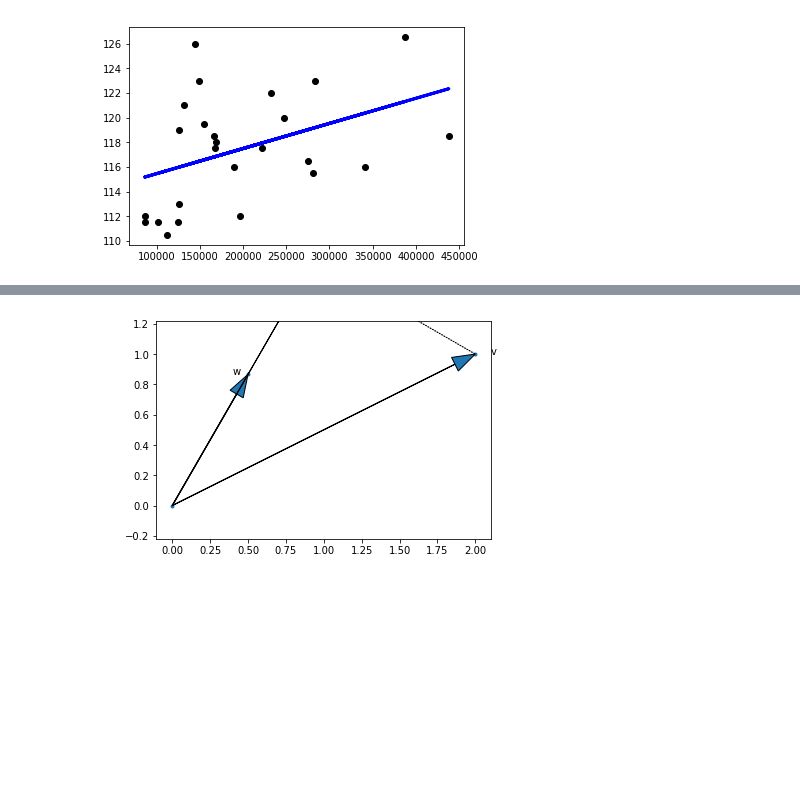
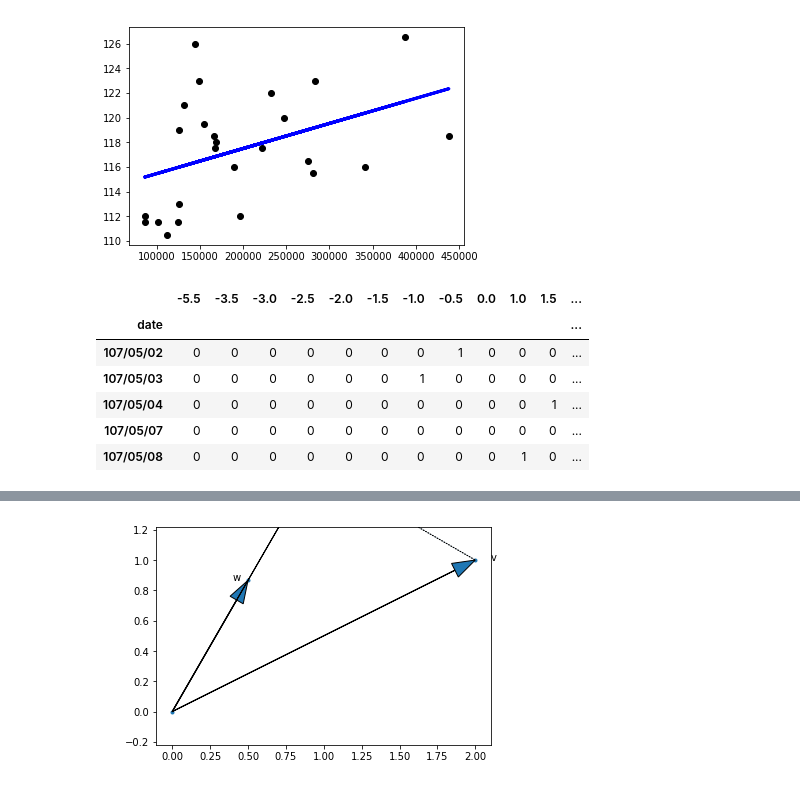
Before and after one commit to EDAriR/Data_Science_from_Scratch, a Jupyter notebook: Ch14 Simple Linear Regression Code.ipynb, the cells around one changed output, grey strips where cells are left out. Cells and saved outputs as stored; diff of their text form; code cells hidden in the pictures; blank space fills up the shorter version.

```diff
--- a/Ch14 Simple Linear Regression Code.ipynb
+++ b/Ch14 Simple Linear Regression Code.ipynb
@@ -50,3 +72,13 @@ plt.plot(X['total'],Y_,color='blue',linewidth=3)
 plt.show()
 # %% [output]
 [figure]
+# %%
+pandas.get_dummies(salary['range']).head()
+# %% [output]
+|  | -5.5 | -3.5 | -3.0 | -2.5 | -2.0 | -1.5 | -1.0 | -0.5 | 0.0 | 1.0 | 1.5 | ... |
+| date |  |  |  |  |  |  |  |  |  |  |  | ... |
+| 107/05/02 | 0 | 0 | 0 | 0 | 0 | 0 | 0 | 1 | 0 | 0 | 0 | ... |
+| 107/05/03 | 0 | 0 | 0 | 0 | 0 | 0 | 1 | 0 | 0 | 0 | 0 | ... |
+| 107/05/04 | 0 | 0 | 0 | 0 | 0 | 0 | 0 | 0 | 0 | 0 | 1 | ... |
+| 107/05/07 | 0 | 0 | 0 | 0 | 0 | 0 | 0 | 0 | 0 | 0 | 0 | ... |
+| 107/05/08 | 0 | 0 | 0 | 0 | 0 | 0 | 0 | 0 | 0 | 1 | 0 | ... |
```
Also changed, not shown: parts of 7 cells of this notebook, 3 other files.
